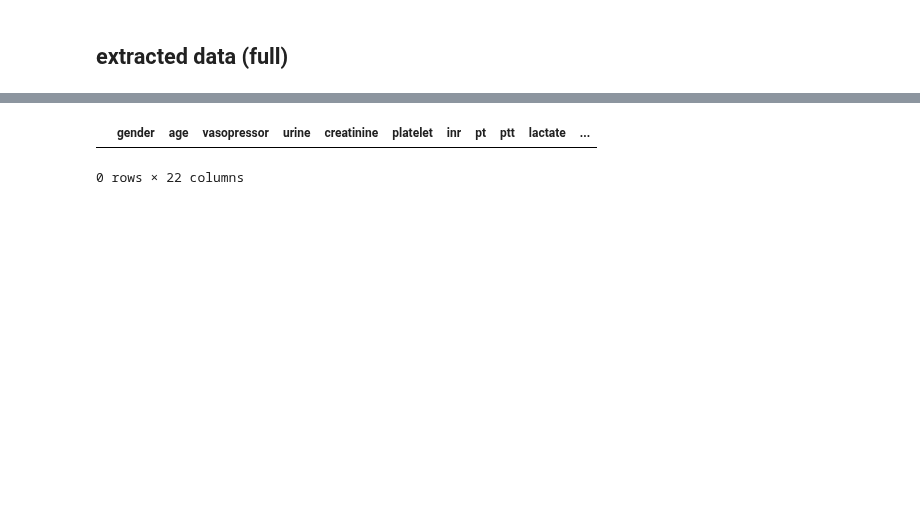
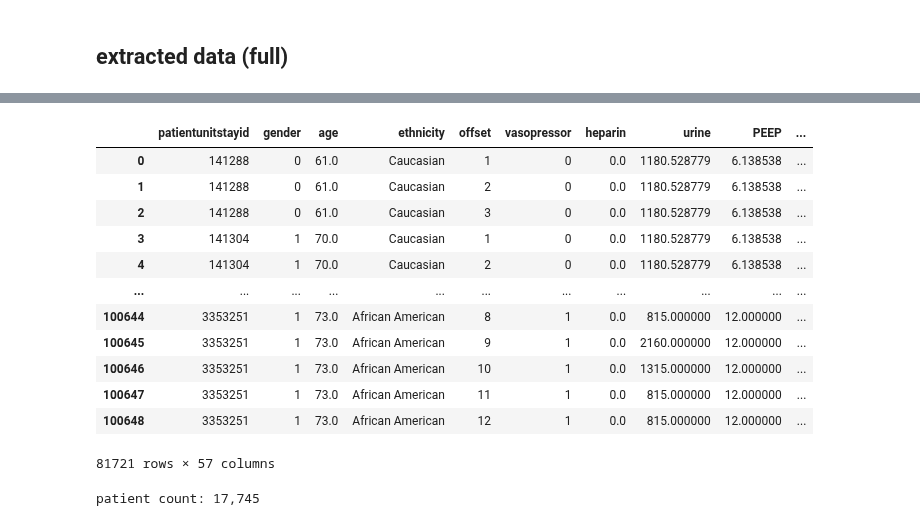
Before and after one commit to zEuler1027/ML_PICS, a Jupyter notebook: stretch_eicu.ipynb, the cells around one changed output, grey strips where cells are left out. Saved outputs shown, nothing was run; the diff lists cells and outputs as text; code cells hidden in the pictures; blank space fills up the shorter version.

```diff
--- a/stretch_eicu.ipynb
+++ b/stretch_eicu.ipynb
@@ -253,9 +282,31 @@ df_full['vasopressor'].value_counts()
 Name: vasopressor, dtype: int64
 # %%
-df_full[(df_full < 0).any(axis='columns')]
+negative_mask = df_full.drop(columns=CATEGORICAL_COLUMNS_FULL) < 0
+df_full[
+    negative_mask.any(axis='columns')
+]
 # %% [output]
-|  | gender | age | vasopressor | urine | creatinine | platelet | inr | pt | ptt | lactate | ... |
+|  | patientunitstayid | gender | age | ethnicity | offset | vasopressor | heparin | urine | PEEP | ... |
+| 0 | 141288 | 0 | 61.0 | Caucasian | 1 | 0 | 0.0 | 1180.528779 | 6.138538 | ... |
+| 1 | 141288 | 0 | 61.0 | Caucasian | 2 | 0 | 0.0 | 1180.528779 | 6.138538 | ... |
+| 2 | 141288 | 0 | 61.0 | Caucasian | 3 | 0 | 0.0 | 1180.528779 | 6.138538 | ... |
+| 3 | 141304 | 1 | 70.0 | Caucasian | 1 | 0 | 0.0 | 1180.528779 | 6.138538 | ... |
+| 4 | 141304 | 1 | 70.0 | Caucasian | 2 | 0 | 0.0 | 1180.528779 | 6.138538 | ... |
+| ... | ... | ... | ... | ... | ... | ... | ... | ... | ... | ... |
+| 100644 | 3353251 | 1 | 73.0 | African American | 8 | 1 | 0.0 | 815.000000 | 12.000000 | ... |
+| 100645 | 3353251 | 1 | 73.0 | African American | 9 | 1 | 0.0 | 2160.000000 | 12.000000 | ... |
+| 100646 | 3353251 | 1 | 73.0 | African American | 10 | 1 | 0.0 | 1315.000000 | 12.000000 | ... |
+| 100647 | 3353251 | 1 | 73.0 | African American | 11 | 1 | 0.0 | 815.000000 | 12.000000 | ... |
+| 100648 | 3353251 | 1 | 73.0 | African American | 12 | 1 | 0.0 | 815.000000 | 12.000000 | ... |
-0 rows × 22 columns
+81721 rows × 57 columns
+# %%
+print(
+    'patient count: {:,d}'.format(
+        len(df_full[KEY_IDENTITY].unique())
+    )
+)
+# %% [output]
+patient count: 17,745
 # %%
 positive_count = len(
     df_full.query(f'flag == {FLAG_POSITIVE:d}')
```
Also changed, not shown: parts of 14 cells of this notebook, 7 other files.
